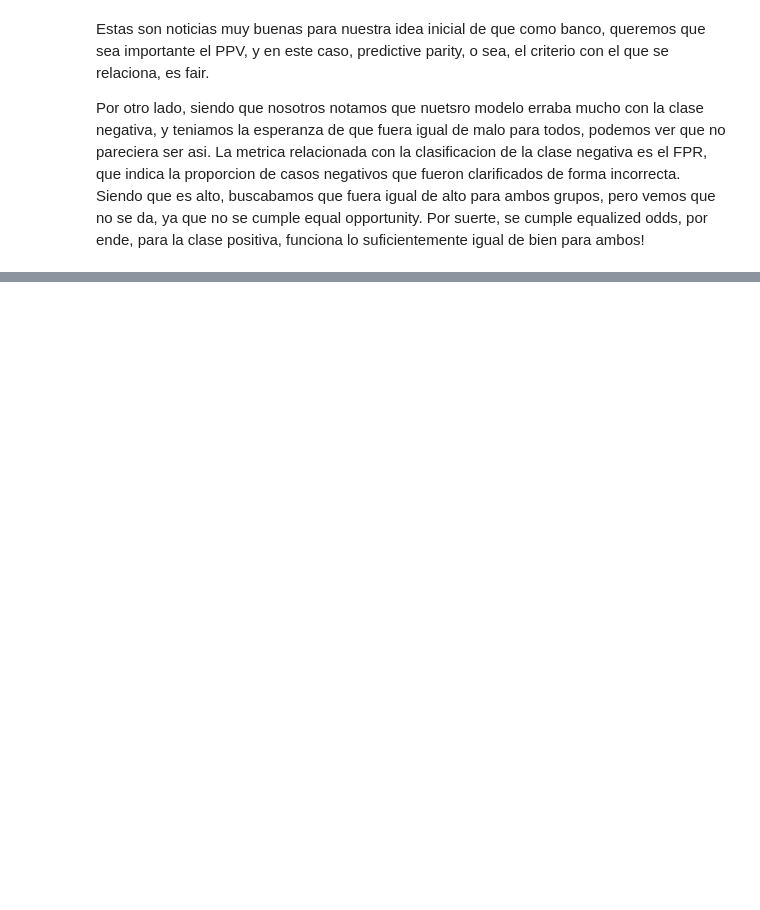
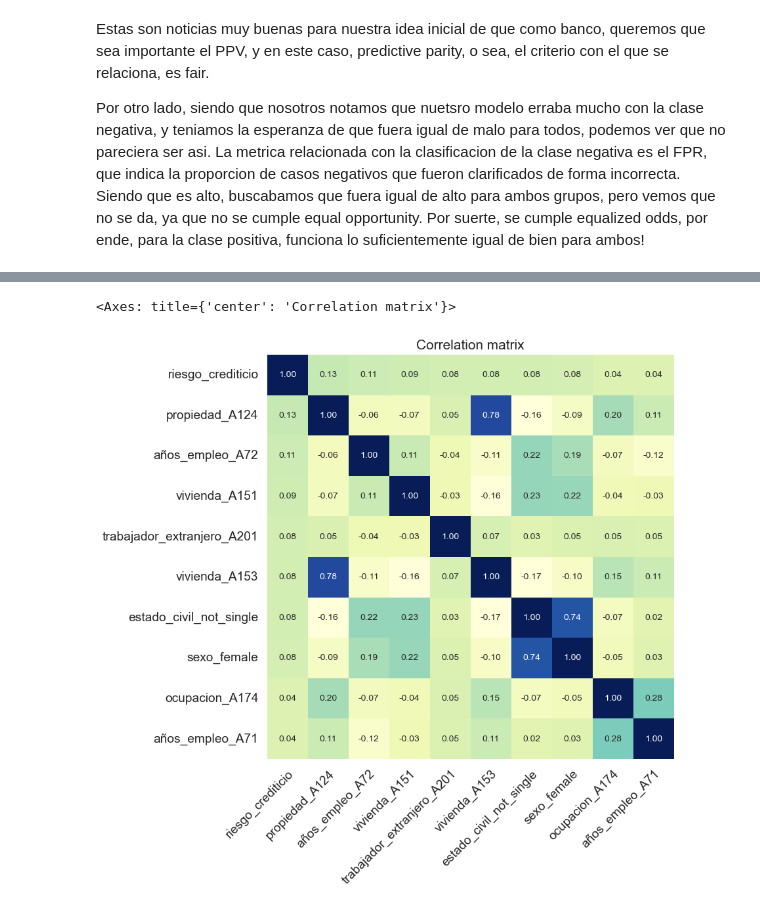
Before and after one commit to ezemartlopez/TP-Integrador-Equidad-en-Aprendizaje-Autom-tico, a Jupyter notebook: 01_Conjunto_datos.ipynb, the cells around one changed output, grey strips where cells are left out. Cells and saved outputs as stored; diff of their text form; code cells hidden in the pictures; blank space fills up the shorter version.

```diff
--- a/01_Conjunto_datos.ipynb
+++ b/01_Conjunto_datos.ipynb
@@ -1151,0 +1241,13 @@ Por otro lado, siendo que nosotros notamos que nuetsro modelo erraba mucho con l
+# %%
+# Matriz de correlacion para atributos relacionados a datos personales
+
+correlation_matrix_plot(features_encoded, features = [ 'edad','años_empleo_A71', 'años_empleo_A72',
+        'años_empleo_A73', 'años_empleo_A74','años_empleo_A75', 'propiedad_A121', 'propiedad_A122',
+        'propiedad_A123','propiedad_A124',  'vivienda_A151', 'vivienda_A152','vivienda_A153',
+        'ocupacion_A171', 'ocupacion_A172', 'ocupacion_A173','ocupacion_A174', 'telefono_A191',
+        'telefono_A192', 'trabajador_extranjero_A201', 'trabajador_extranjero_A202',
+       'estado_civil_not_single', 'estado_civil_single', 'sexo_female',
+       'sexo_male'], target_feature='riesgo_crediticio',  size=(8, 8), n_features=10)
+# %% [output]
+<Axes: title={'center': 'Correlation matrix'}>
+[figure, added]
```
Also changed, not shown: parts of 21 cells of this notebook.
